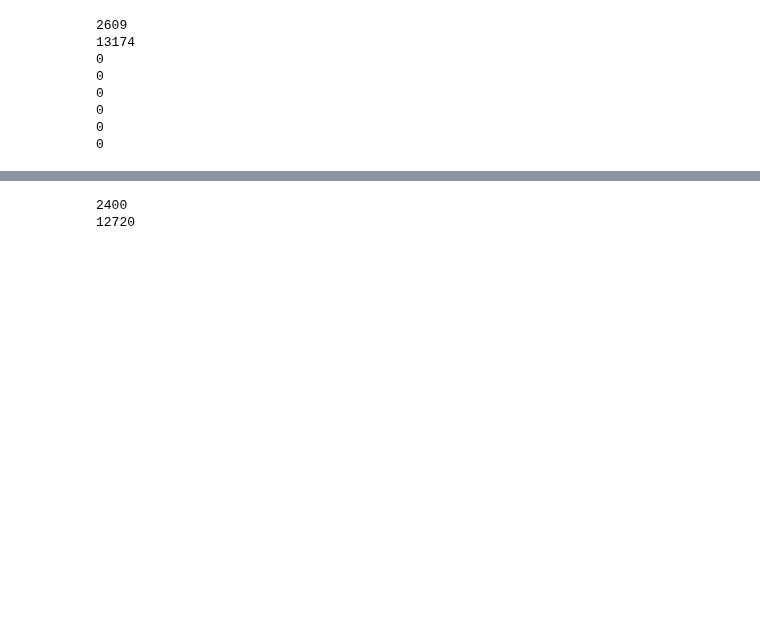
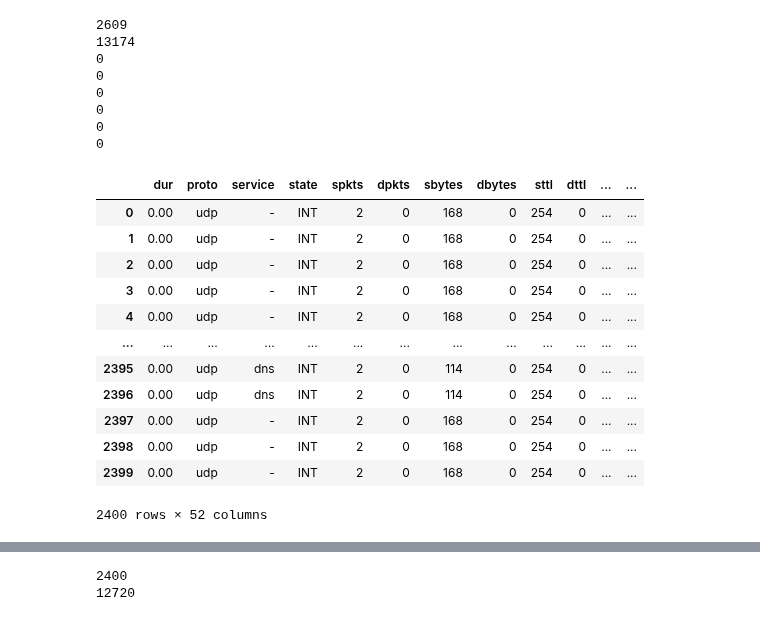
Before and after one commit to Rithuh/Graph-Based-Network-Anomaly-Detection, a Jupyter notebook: Phase2BaselineModelPerformanceReduction.ipynb, the cells around one changed output, grey strips where cells are left out. Saved outputs shown, nothing was run; the diff lists cells and outputs as text; code cells hidden in the pictures; blank space fills up the shorter version.

```diff
--- a/Phase2BaselineModelPerformanceReduction.ipynb
+++ b/Phase2BaselineModelPerformanceReduction.ipynb
@@ -258,3 +639,5 @@ print(len(autestfull4))
 0
 0
 0
+# %%
+df1 = df.drop_duplicates()
@@ -262,3 +647,19 @@ print(len(autestfull4))
 #Find out 'srcip', 'sport', 'dstip', 'dsport', 'Stime', 'Ltime' values of records present in autrain from df
 autrainfull = pd.merge(autrain1,df1,how='inner')
 autestfull = pd.merge(autest1,df1,how='inner')
+# %%
+autrainfull
+# %% [output]
+|  | dur | proto | service | state | spkts | dpkts | sbytes | dbytes | sttl | dttl | ... | ... |
+| 0 | 0.00 | udp | - | INT | 2 | 0 | 168 | 0 | 254 | 0 | ... | ... |
+| 1 | 0.00 | udp | - | INT | 2 | 0 | 168 | 0 | 254 | 0 | ... | ... |
+| 2 | 0.00 | udp | - | INT | 2 | 0 | 168 | 0 | 254 | 0 | ... | ... |
+| 3 | 0.00 | udp | - | INT | 2 | 0 | 168 | 0 | 254 | 0 | ... | ... |
+| 4 | 0.00 | udp | - | INT | 2 | 0 | 168 | 0 | 254 | 0 | ... | ... |
+| ... | ... | ... | ... | ... | ... | ... | ... | ... | ... | ... | ... | ... |
+| 2395 | 0.00 | udp | dns | INT | 2 | 0 | 114 | 0 | 254 | 0 | ... | ... |
+| 2396 | 0.00 | udp | dns | INT | 2 | 0 | 114 | 0 | 254 | 0 | ... | ... |
+| 2397 | 0.00 | udp | - | INT | 2 | 0 | 168 | 0 | 254 | 0 | ... | ... |
+| 2398 | 0.00 | udp | - | INT | 2 | 0 | 168 | 0 | 254 | 0 | ... | ... |
+| 2399 | 0.00 | udp | - | INT | 2 | 0 | 168 | 0 | 254 | 0 | ... | ... |
+2400 rows × 52 columns
```
Also changed, not shown: parts of 48 cells of this notebook.
